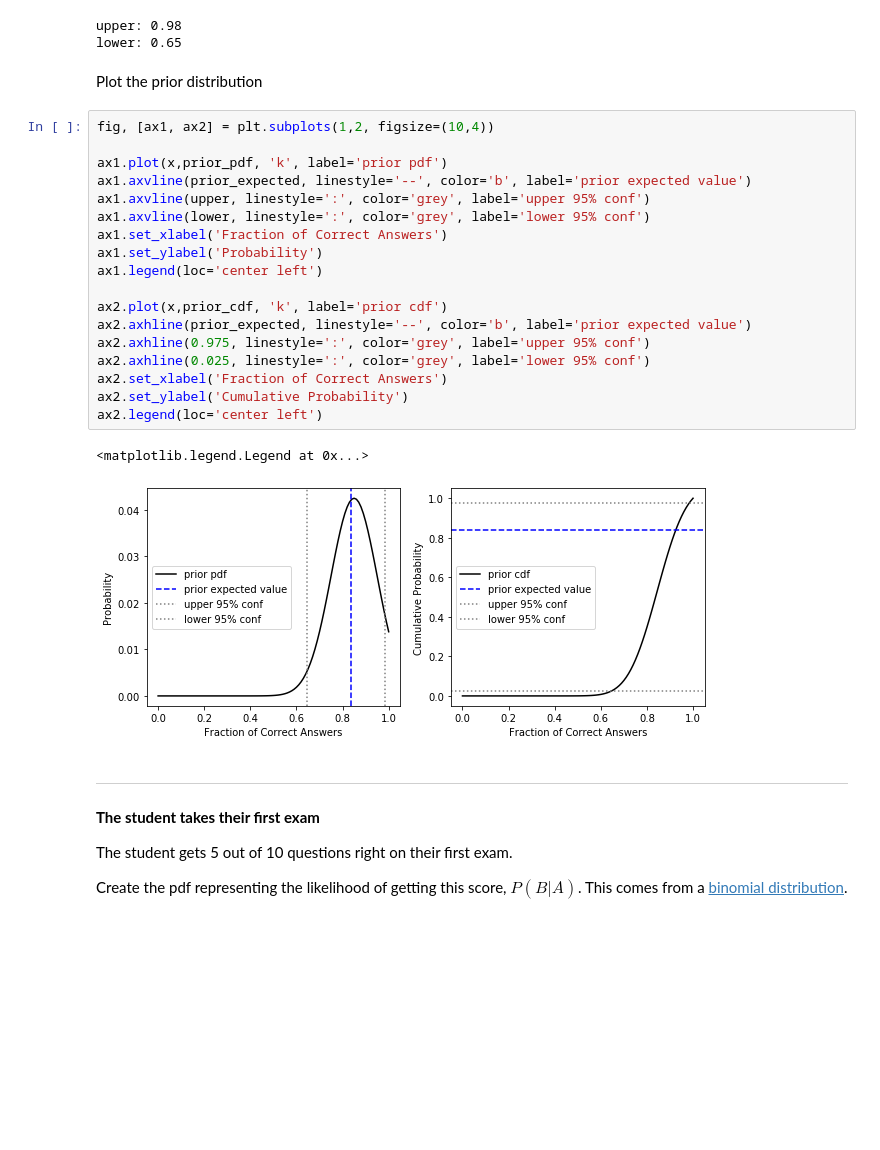
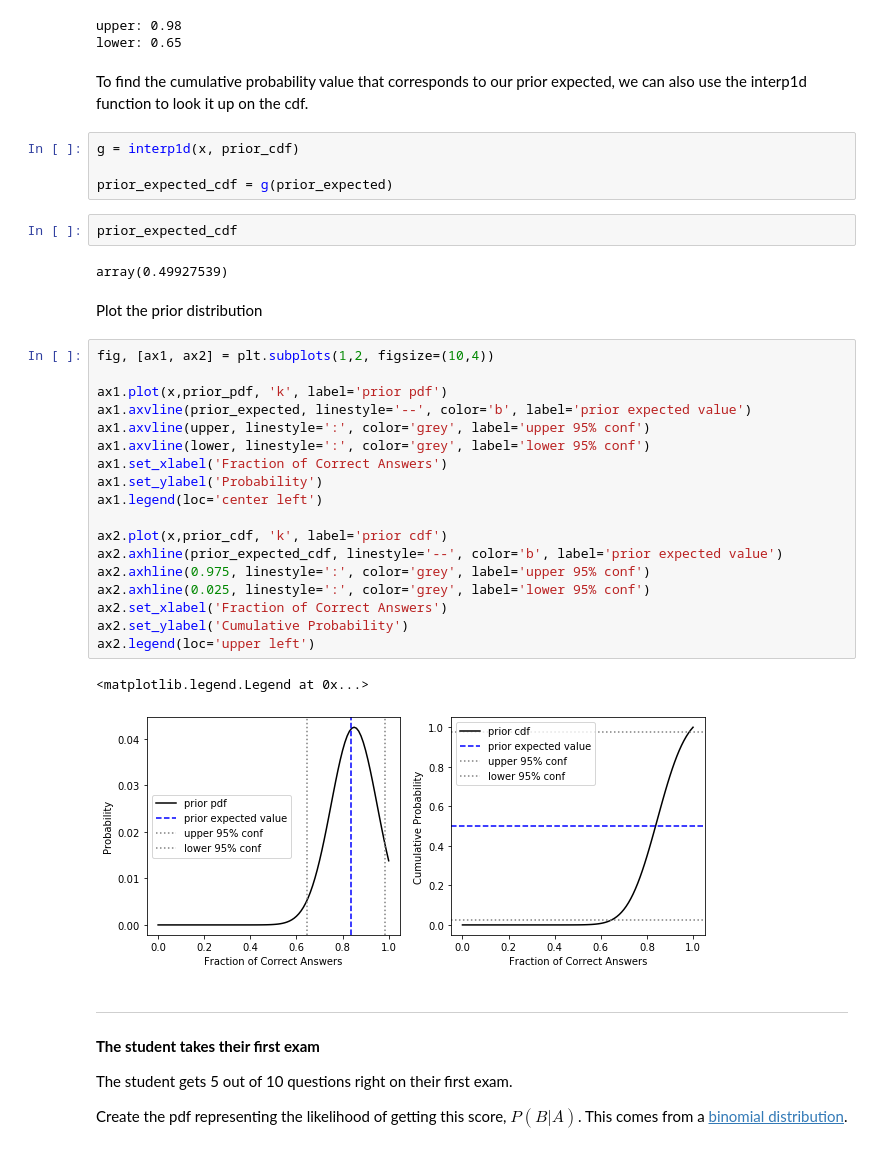
Before and after one commit to Mountain-Hydrology-Research-Group/data-analysis, a Jupyter notebook: modules/lab6/lab6-2.ipynb, the cells around one changed output. Saved outputs shown, nothing was run; the diff lists cells and outputs as text; blank space fills up the shorter version.

Commit message:
Fix cdf plot

```diff
--- a/modules/lab6/lab6-2.ipynb
+++ b/modules/lab6/lab6-2.ipynb
@@ -61,29 +61,39 @@ print("lower: {}".format( np.round(lower,2)))
 # %% [output]
 upper: 0.98
 lower: 0.65
+# %% [markdown]
+To find the cumulative probability value that corresponds to our prior expected, we can also use the interp1d function to look it up on the cdf.
+# %%
+g = interp1d(x, prior_cdf)
+
+prior_expected_cdf = g(prior_expected)
+# %%
+prior_expected_cdf
+# %% [output]
+array(0.49927539)
 # %% [markdown]
 Plot the prior distribution
 # %%
 fig, [ax1, ax2] = plt.subplots(1,2, figsize=(10,4))
 
 ax1.plot(x,prior_pdf, 'k', label='prior pdf')
 ax1.axvline(prior_expected, linestyle='--', color='b', label='prior expected value')
 ax1.axvline(upper, linestyle=':', color='grey', label='upper 95% conf')
 ax1.axvline(lower, linestyle=':', color='grey', label='lower 95% conf')
 ax1.set_xlabel('Fraction of Correct Answers')
 ax1.set_ylabel('Probability')
 ax1.legend(loc='center left')
 
 ax2.plot(x,prior_cdf, 'k', label='prior cdf')
-ax2.axhline(prior_expected, linestyle='--', color='b', label='prior expected value')
+ax2.axhline(prior_expected_cdf, linestyle='--', color='b', label='prior expected value')
 ax2.axhline(0.975, linestyle=':', color='grey', label='upper 95% conf')
 ax2.axhline(0.025, linestyle=':', color='grey', label='lower 95% conf')
 ax2.set_xlabel('Fraction of Correct Answers')
 ax2.set_ylabel('Cumulative Probability')
-ax2.legend(loc='center left')
+ax2.legend(loc='upper left')
 # %% [output]
 <matplotlib.legend.Legend at 0x...>
-[figure, old version]
+[figure, new version]
 # %% [markdown]
 ---
 **The student takes their first exam**
```
